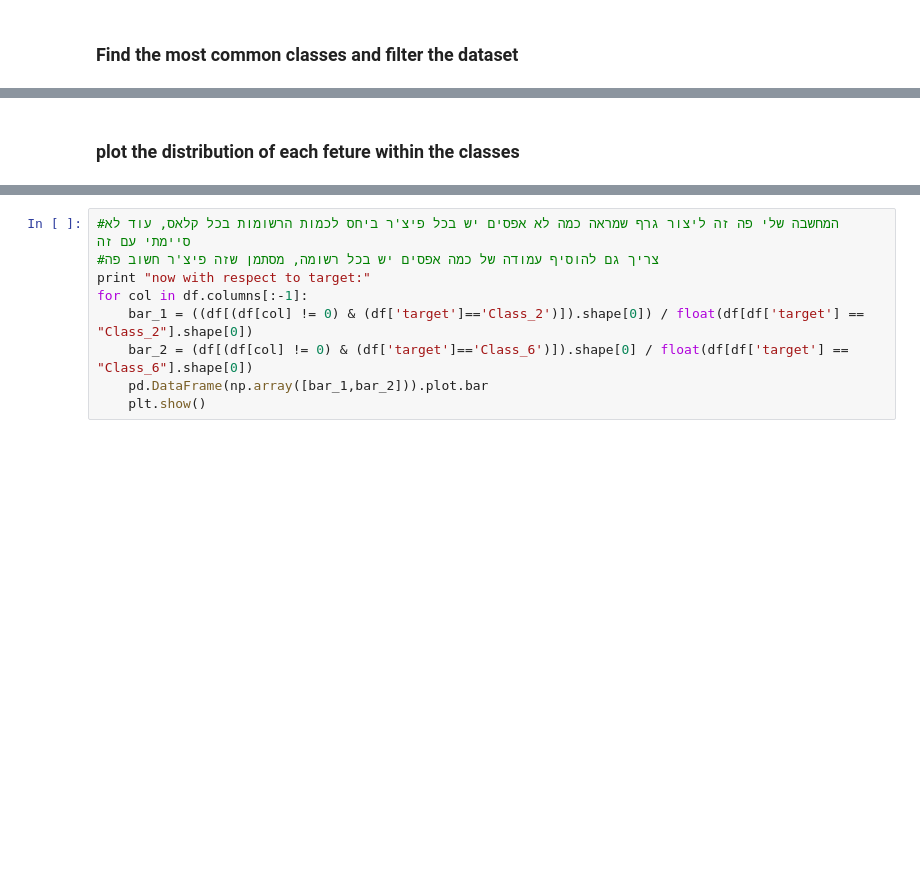
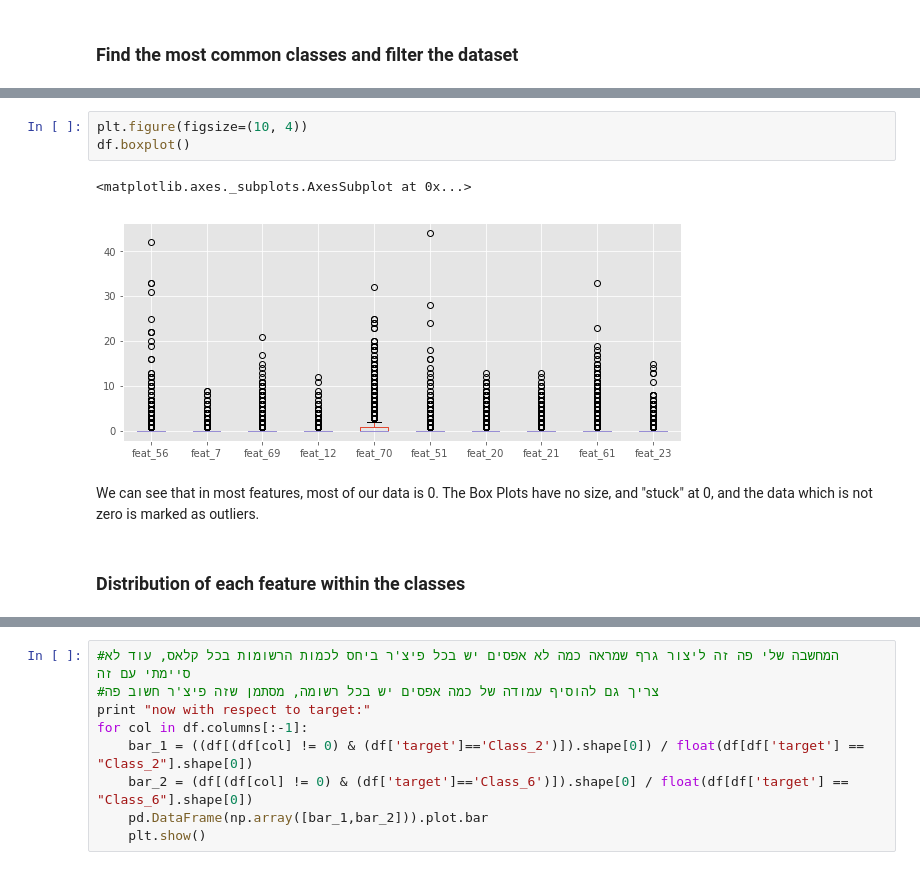
Before and after one commit to tyanay/Data-mining-project, a Jupyter notebook: Data mining project.ipynb, the cells around one changed output, grey strips where cells are left out. Cells and saved outputs as stored; diff of their text form; blank space fills up the shorter version.

```diff
--- a/Data mining project.ipynb
+++ b/Data mining project.ipynb
@@ -53,5 +84,13 @@ df.boxplot()
+# %%
+plt.figure(figsize=(10, 4))
+df.boxplot()
+# %% [output]
+<matplotlib.axes._subplots.AxesSubplot at 0x...>
+[figure, added]
+# %% [markdown]
+We can see that in most features, most of our data is 0. The Box Plots have no size, and "stuck" at 0, and the data which is not zero is marked as outliers.
 # %% [markdown]
-### plot the distribution of each feture within the classes
+### Distribution of each feature within the classes
 # %%
 for col in df.columns[:-1]:
     plt.figure(figsize=(10,3))
```
Also changed, not shown: parts of 20 cells of this notebook.
